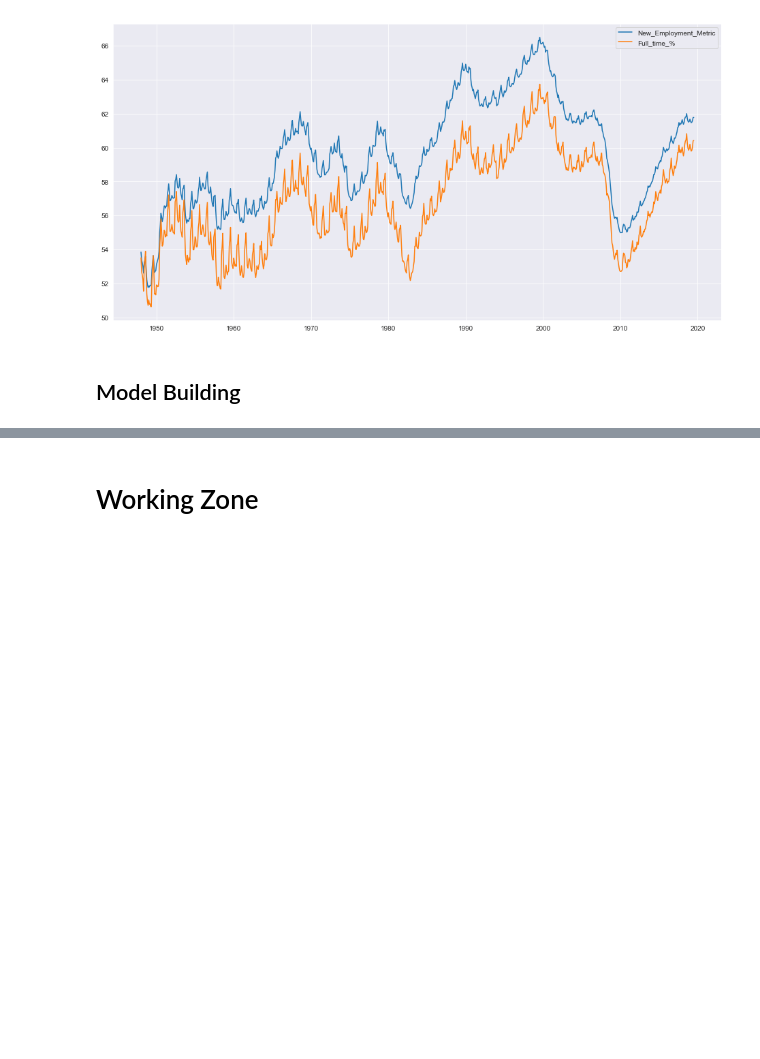
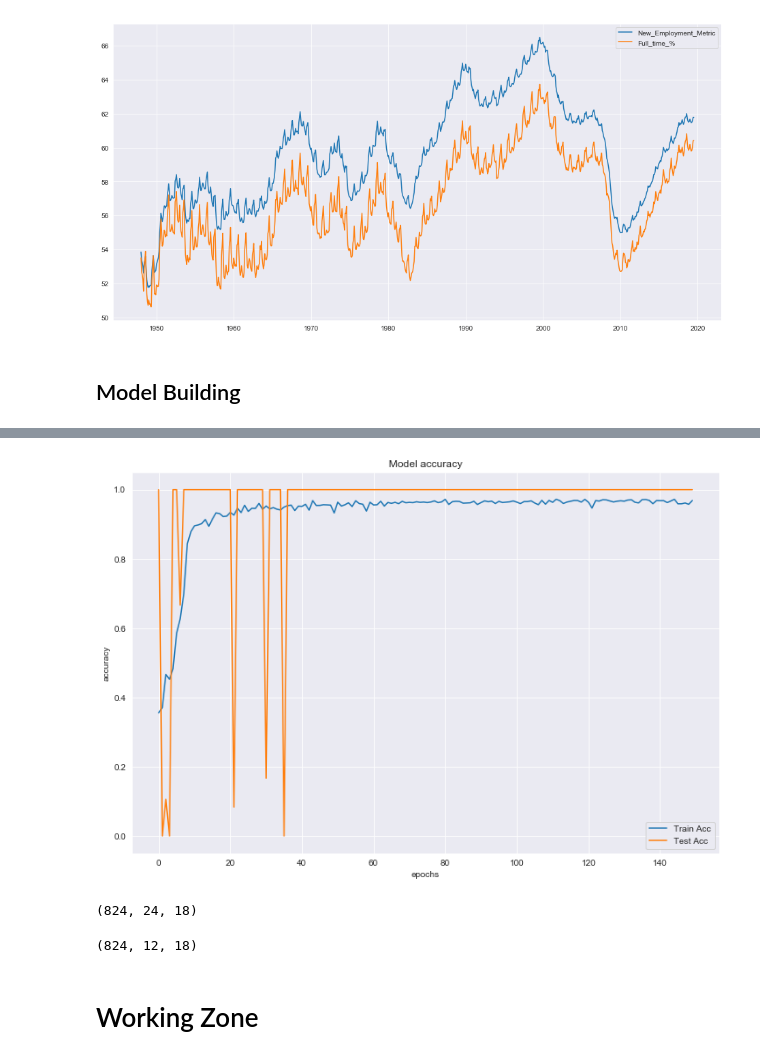
Before and after one commit to zapatos24/Employment_Prediction_LSTM_NN, a Jupyter notebook: mod_7_project.ipynb, the cells around one changed output, grey strips where cells are left out. Drawn from its saved outputs; the diff is of its cells as text; code cells hidden in the pictures; blank space fills up the shorter version.

```diff
--- a/mod_7_project.ipynb
+++ b/mod_7_project.ipynb
@@ -1292,0 +1298,17 @@ print(test.shape)
+# %%
+plt.figure(figsize=(12,8))
+plt.plot(hist.history['acc'], label='Train Acc')
+plt.plot(hist.history['val_acc'], label='Test Acc')
+plt.title('Model accuracy')
+plt.ylabel('accuracy')
+plt.xlabel('epochs')
+plt.legend()
+plt.show()
+# %% [output]
+[figure, added]
+# %%
+lstm_full_X, lstm_full_y = split_sequences(lstm_df.values, n_steps_in, n_steps_out)
+full_predict = nn_model.predict(lstm_full_X)
+# %% [output]
+(824, 24, 18)
+(824, 12, 18)
```
Also changed, not shown: parts of 16 cells of this notebook.
